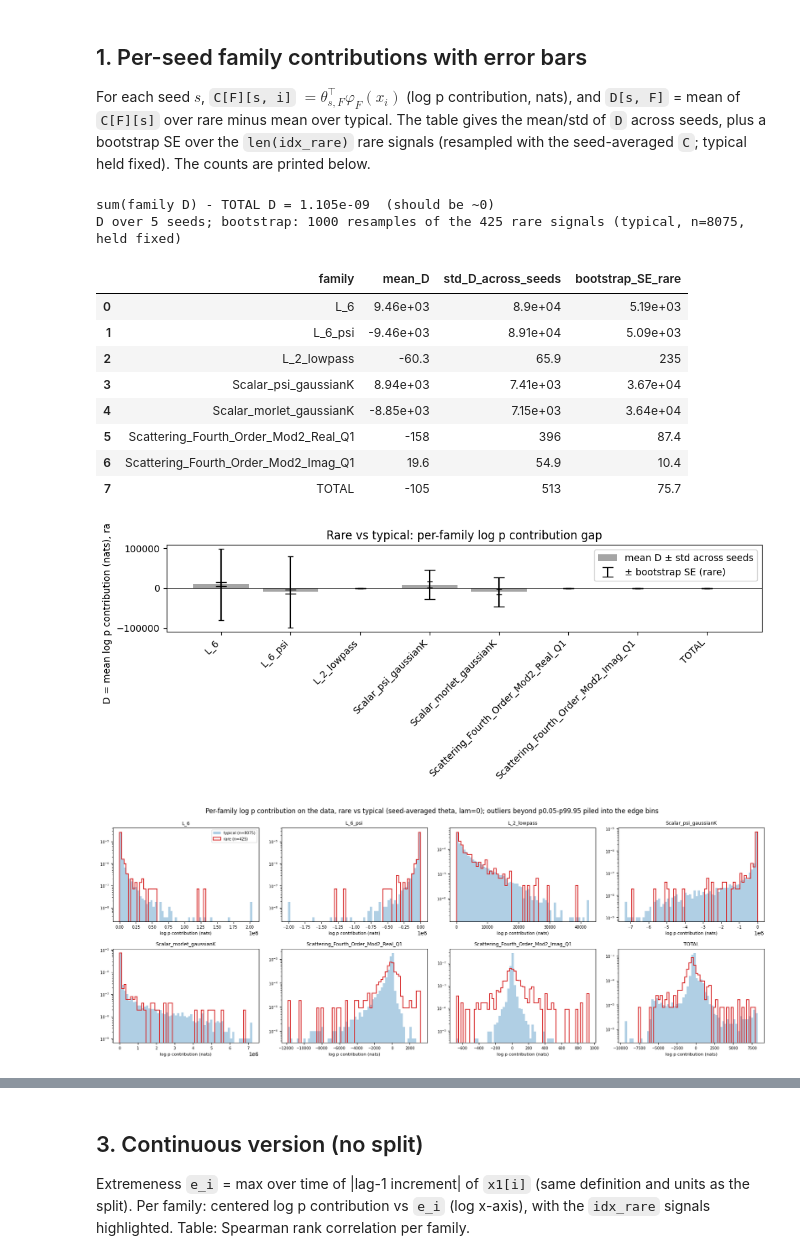
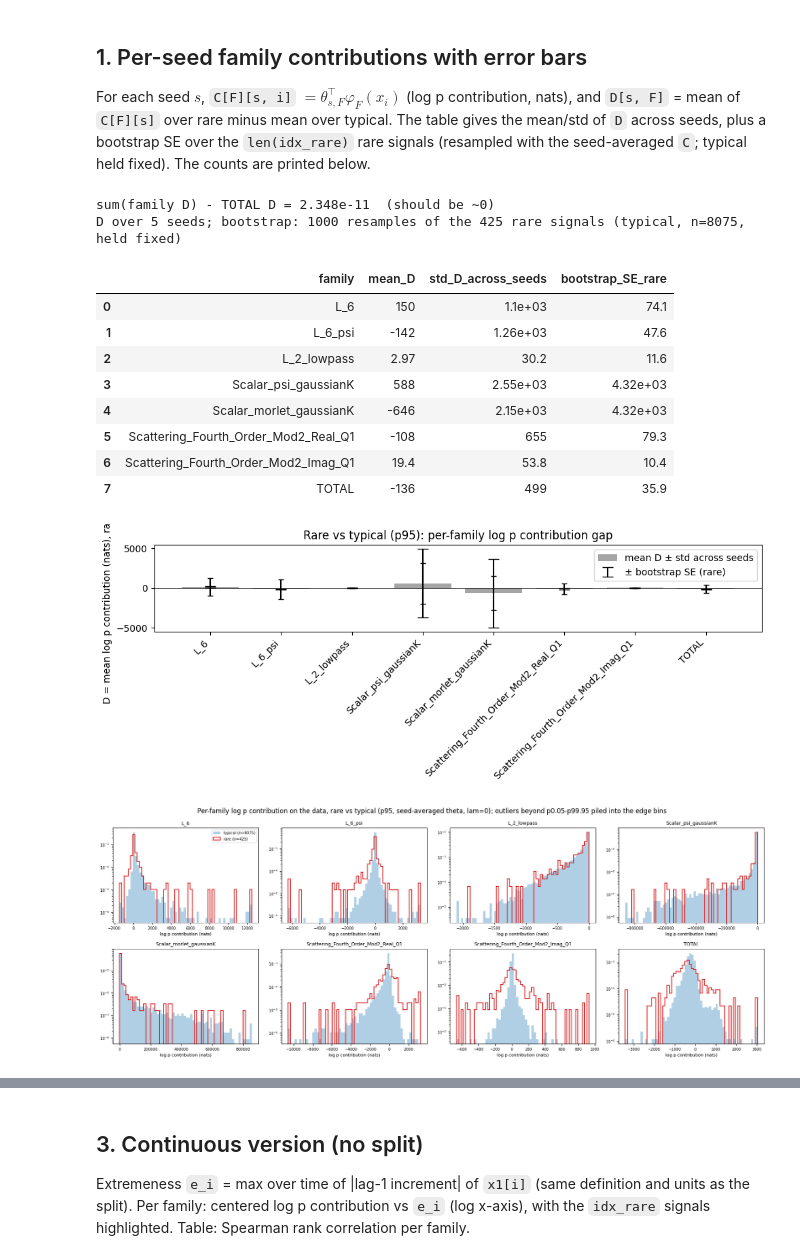
Before and after one commit to zelk-oss/MGD-for-Maximum-Entropy-Generation, a Jupyter notebook: turbulence/turb_theta_reg_rare_typical_sep.ipynb, the cells around one changed output, grey strips where cells are left out. Cells and saved outputs as stored; diff of their text form; code cells hidden in the pictures.

```diff
--- a/turbulence/turb_theta_reg_rare_typical_sep.ipynb
+++ b/turbulence/turb_theta_reg_rare_typical_sep.ipynb
@@ -323,17 +356,23 @@ seed904: theta_t (60000, 281) -> last step
 
 The fitted potentials are fitted on `x1`, the same for every seed, so they should agree across seeds. This is **checked**, not assumed: φ of each seed's potentials on the first `N_CHECK` signals is compared with the reference seed's. If they all agree, one `phi_X` is shared. Otherwise each seed gets its own `phi_X` (the rest of the notebook works either way).
 # %%
-assert HAVE_REG, 'set LAM to a value solved for every seed (listed in the config cell)'
+THETA_SOURCE = 'theta_t'      # 'theta_t': the sampler's theta at the last step (as the July notebook)
+                              # 'theta_reg': offline Theta_reg[-1] from lam<LAM>_ridge<RIDGE>.pt
+assert THETA_SOURCE == 'theta_t' or HAVE_REG, 'set LAM to a value solved for every seed'
 N_CHECK = 200
 
 theta_by_seed, potentials_by_seed = {}, {}
 for key in seed_keys:
-    sol = torch.load(theta_path_by_seed[key], map_location='cpu', weights_only=False)
-    assert sol['config'] == config_by_seed[key]
-    theta_by_seed[key] = sol['Theta_reg'][-1].double().numpy()
+    if THETA_SOURCE == 'theta_t':
+        theta_by_seed[key] = theta_mgd_by_seed[key]               # loaded in the theta-per-family cell
+        print(f"{key}: theta_t[-1] from lagrange_multipliers")
+    else:
+        sol = torch.load(theta_path_by_seed[key], map_location='cpu', weights_only=False)
+        assert sol['config'] == config_by_seed[key]
+        theta_by_seed[key] = sol['Theta_reg'][-1].double().numpy()
+        print(f"{key}: Theta_reg {tuple(sol['Theta_reg'].shape)}, lam={sol['lam']:g}, "
+              f"residual {sol['residual']:.2e}, last node t = {float(sol['t_reg'][-1]):.8f}")
     potentials_by_seed[key] = load_potentials_for_config(exp_dir_by_seed[key], cfg_by_seed[key], device)
-    print(f"{key}: Theta_reg {tuple(sol['Theta_reg'].shape)}, lam={sol['lam']:g}, residual {sol['residual']:.2e}, "
-          f"last node t = {float(sol['t_reg'][-1]):.8f}")
 
 widths = {k: v.shape[0] for k, v in theta_by_seed.items()}
 assert len(set(widths.values())) == 1, f'Theta_reg widths differ across seeds: {widths}'
@@ -416,17 +455,19 @@ def extract_rare_typical(Data, criterion='percentile', std_threshold=40,
     idx_typical = torch.nonzero(~is_rare).flatten().tolist()
     return idx_typical, idx_rare, info
 
-idx_typical, idx_rare, info_split = extract_rare_typical(x1, criterion='percentile', percentile=95)
+idx_typical, idx_rare, info_split = extract_rare_typical(x1, criterion='percentile', percentile=PERCENTILE)
 category_indices = {'typical': idx_typical, 'rare': idx_rare}
 category_colors = {'typical': 'tab:blue', 'rare': 'tab:red'}
-cutoff_p95 = info_split['cutoff']   # x1 (normalized) units
-print(f"Whole dataset (n1={n1}) split on x1: typical {len(idx_typical)}, rare {len(idx_rare)} | "
-      f"cutoff (p{info_split['percentile']}) = {cutoff_p95:.4g} in x1 units")
+rare_set = set(idx_rare)
+cutoff_rare = info_split['cutoff']   # x1 (normalized) units
+P_LABEL = f'p{PERCENTILE:g}'
+print(f"Whole dataset (n1={n1}) split on x1 at {P_LABEL}: typical {len(idx_typical)}, rare {len(idx_rare)} | "
+      f"cutoff = {cutoff_rare:.4g} in x1 units")
 
 # Previous split, on un-normalized Data[:n1] -- only to report what changed.
-_, idx_rare_old, info_old = extract_rare_typical(Data[:n1], criterion='percentile', percentile=95)
+_, idx_rare_old, info_old = extract_rare_typical(Data[:n1], criterion='percentile', percentile=PERCENTILE)
 print(f"Old split on Data[:n1]: rare {len(idx_rare_old)}, cutoff (p{info_old['percentile']}) = "
       f"{info_old['cutoff']:.4g} in Data units | overlap with new rare set: "
       f"{len(set(idx_rare) & set(idx_rare_old))}/{len(idx_rare)} | cutoff ratio old/new = "
-      f"{info_old['cutoff'] / cutoff_p95:.4g} vs Data[:n1].std() = {Data[:n1].std().item():.4g}")
+      f"{info_old['cutoff'] / cutoff_rare:.4g} vs Data[:n1].std() = {Data[:n1].std().item():.4g}")
 # %% [output]
@@ -645,8 +773,8 @@ print(f"sum(family D) - TOTAL D = {family_sum - D_mean[total_i]:.3e}  (should be
 
 # Bootstrap SE over the rare signals only (typical held fixed), using the
 # seed-averaged C_bar.
-rng = np.random.default_rng(0)  # assumption: fixed seed for reproducibility, not specified
-n_boot = 1000
+rng = np.random.default_rng(BOOT_SEED)
+n_boot = N_BOOT
 idx_rare_arr = np.array(idx_rare)
 typical_mean = {F: C_bar[F][idx_typical].mean() for F in family_names_all}
 boot_D = np.empty((n_boot, len(family_names_all)))
@@ -670,27 +798,27 @@ ax.errorbar(xpos, D_mean, yerr=boot_se, fmt='none', ecolor='black', capsize=6, l
 ax.axhline(0, color='black', lw=0.5)
 ax.set_xticks(xpos); ax.set_xticklabels(family_names_all, rotation=45, ha='right')
 ax.set_ylabel('D = mean log p contribution (nats), rare - typical')
-ax.set_title('Rare vs typical: per-family log p contribution gap')
+ax.set_title(f'Rare vs typical ({P_LABEL}): per-family log p contribution gap')
 ax.legend()
 fig.tight_layout()
 plt.show()
 # %% [output]
-sum(family D) - TOTAL D = 1.105e-09  (should be ~0)
+sum(family D) - TOTAL D = 2.348e-11  (should be ~0)
 D over 5 seeds; bootstrap: 1000 resamples of the 425 rare signals (typical, n=8075, held fixed)
 |  | family | mean_D | std_D_across_seeds | bootstrap_SE_rare |
-| 0 | L_6 | 9.46e+03 | 8.9e+04 | 5.19e+03 |
-| 1 | L_6_psi | -9.46e+03 | 8.91e+04 | 5.09e+03 |
-| 2 | L_2_lowpass | -60.3 | 65.9 | 235 |
-| 3 | Scalar_psi_gaussianK | 8.94e+03 | 7.41e+03 | 3.67e+04 |
-| 4 | Scalar_morlet_gaussianK | -8.85e+03 | 7.15e+03 | 3.64e+04 |
-| 5 | Scattering_Fourth_Order_Mod2_Real_Q1 | -158 | 396 | 87.4 |
-| 6 | Scattering_Fourth_Order_Mod2_Imag_Q1 | 19.6 | 54.9 | 10.4 |
-| 7 | TOTAL | -105 | 513 | 75.7 |
+| 0 | L_6 | 150 | 1.1e+03 | 74.1 |
+| 1 | L_6_psi | -142 | 1.26e+03 | 47.6 |
+| 2 | L_2_lowpass | 2.97 | 30.2 | 11.6 |
+| 3 | Scalar_psi_gaussianK | 588 | 2.55e+03 | 4.32e+03 |
+| 4 | Scalar_morlet_gaussianK | -646 | 2.15e+03 | 4.32e+03 |
+| 5 | Scattering_Fourth_Order_Mod2_Real_Q1 | -108 | 655 | 79.3 |
+| 6 | Scattering_Fourth_Order_Mod2_Imag_Q1 | 19.4 | 53.8 | 10.4 |
+| 7 | TOTAL | -136 | 499 | 35.9 |
-[figure, old version]
+[figure, new version]
 # %%
 # Shape of each family's log p contribution C_F(x) = theta_F . phi_F(x) on the data (x1),
 # seed-averaged theta, rare vs typical overlaid. density=True: the two categories have very
-# different sizes (425 vs 8075), so compare shapes, not counts. Each panel has its own x-range
+# different sizes (n printed in the legend), so compare shapes, not counts. Each panel has its own x-range
 # (the Scattering families are orders of magnitude smaller than L_6).
 from scipy import stats
 
@@ -699,35 +827,35 @@ n_cols = 4
 n_rows = math.ceil(len(fams) / n_cols)
 fig, axes = plt.subplots(n_rows, n_cols, figsize=(4.4 * n_cols, 3.4 * n_rows), squeeze=False)
 
 shape_rows = []
 for i, F in enumerate(fams):
     ax = axes[i // n_cols][i % n_cols]
     vals = C_bar[F]
     lo, hi = np.percentile(vals, [0.05, 99.95])   # clip extreme outliers from the bin range only
     edges = np.linspace(lo, hi, 61)
     for cat, idx in category_indices.items():
         v = vals[idx]
         ax.hist(np.clip(v, lo, hi), bins=edges, density=True, histtype='stepfilled' if cat == 'typical' else 'step',
                 color=category_colors[cat], alpha=0.35 if cat == 'typical' else 1.0, lw=1.5,
                 label=f'{cat} (n={len(v)})')
         shape_rows.append({'family': F, 'category': cat, 'mean': v.mean(), 'std': v.std(ddof=1),
                            'skew': stats.skew(v), 'excess kurtosis': stats.kurtosis(v),
                            'p1': np.percentile(v, 1), 'p99': np.percentile(v, 99)})
     ax.set_yscale('log')
     ax.set_title(F, fontsize=9)
     ax.set_xlabel('log p contribution (nats)', fontsize=8)
     ax.tick_params(labelsize=7)
 axes[0][0].legend(fontsize=7)
 for j in range(len(fams), n_rows * n_cols):
     axes[j // n_cols][j % n_cols].axis('off')
-fig.suptitle(f'Per-family log p contribution on the data, rare vs typical (seed-averaged theta, lam={LAM:g}); '
+fig.suptitle(f'Per-family log p contribution on the data, rare vs typical ({P_LABEL}, seed-averaged theta, lam={LAM:g}); '
              'outliers beyond p0.05-p99.95 piled into the edge bins')
 fig.tight_layout(); plt.show()
 
 shape_df = pd.DataFrame(shape_rows).set_index(['family', 'category'])
 display(shape_df.unstack('category'))
 # %% [output]
-[figure, old version]
+[figure, new version]
 |  | mean |  | std |  | skew |  | excess kurtosis |  | p1 |  | ... |
 | category | rare | typical | rare | typical | rare | typical | rare | typical | rare | typical | ... |
 | family |  |  |  |  |  |  |  |  |  |  | ... |
```
Also changed, not shown: parts of 24 cells of this notebook, 12 other files.
